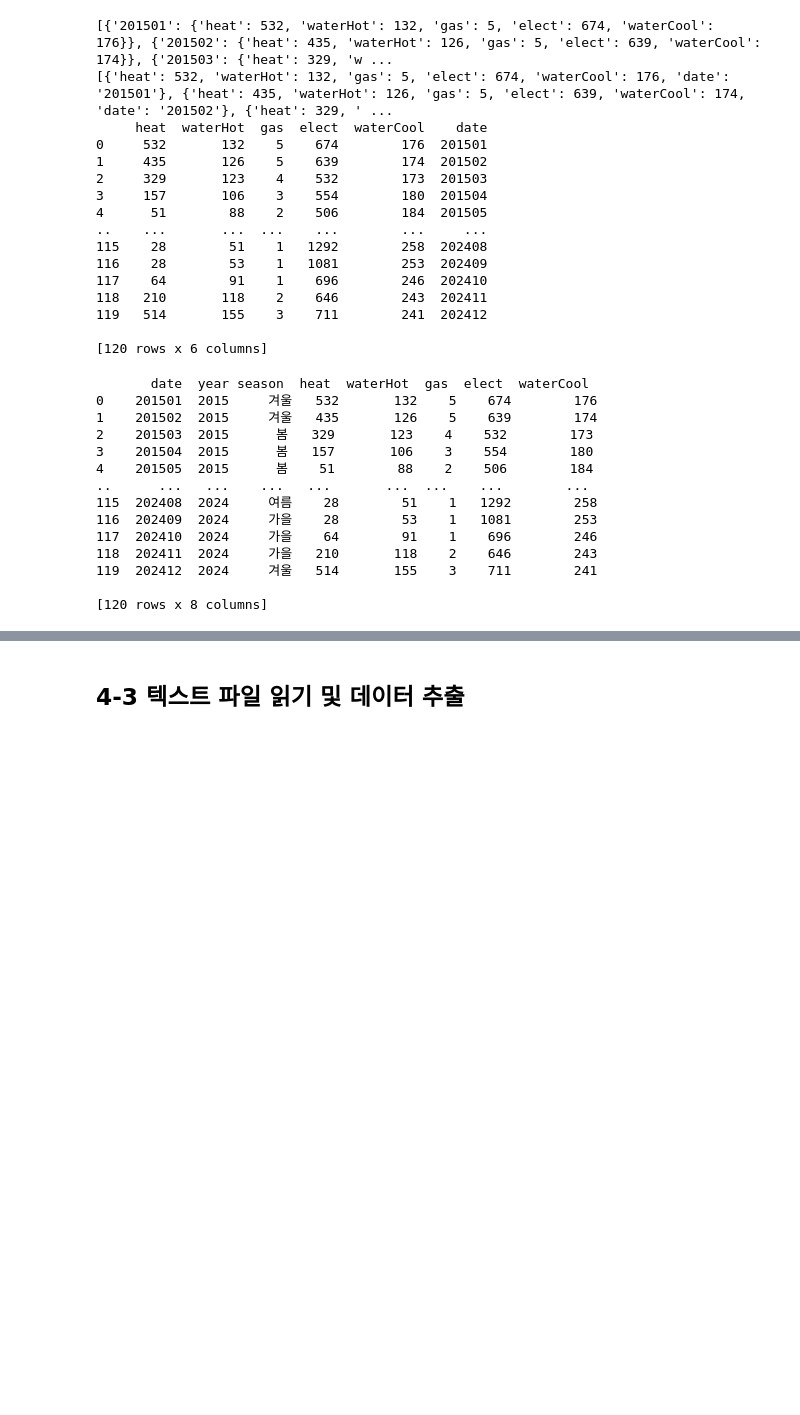
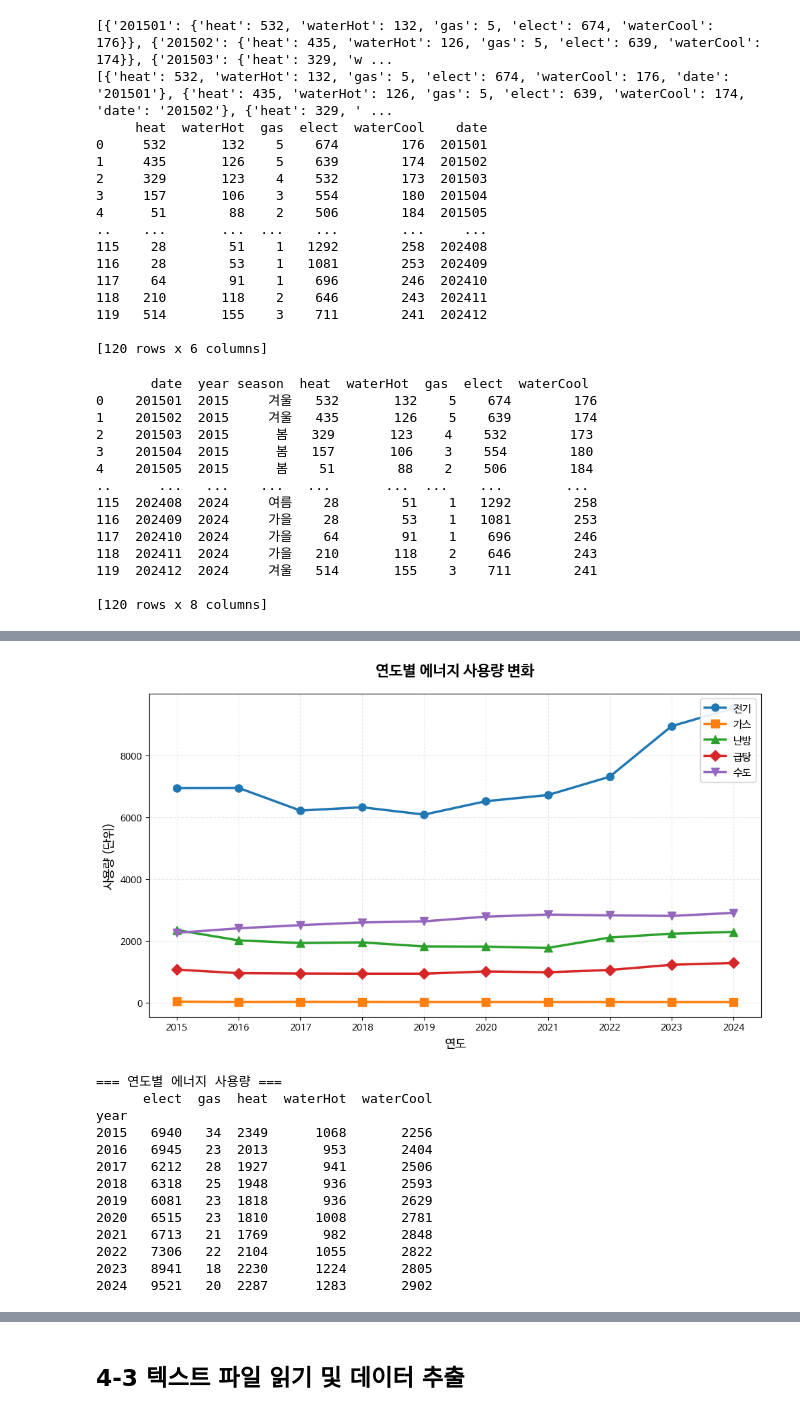
Before and after one commit to ParkEunhee999/Data-Analysis-with-Open-Source, a Jupyter notebook: 오픈소스_데이터_분석_4강.ipynb, the cells around one changed output, grey strips where cells are left out. Saved outputs shown, nothing was run; the diff lists cells and outputs as text; code cells hidden in the pictures; blank space fills up the shorter version.

```diff
--- a/오픈소스_데이터_분석_4강.ipynb
+++ b/오픈소스_데이터_분석_4강.ipynb
@@ -217,0 +192,73 @@ Name: gas, dtype: float64
+# %%
+import matplotlib.pyplot as plt
+
+
+# date 컬럼에서 year 추출
+df['year'] = df['date'].str[:4]
+
+# 연도별 각 에너지 사용량 합계 계산
+yearly_energy = df.groupby('year')[['elect', 'gas', 'heat', 'waterHot', 'waterCool']].sum()
+
+# 그래프 크기 설정
+plt.figure(figsize=(10, 6))
+
+# 각 에너지원별로 선 그래프 그리기
+# marker : 데이터 포인트 마커 모양
+# linewidth : 선 두께
+# markersize : 마커 크기
+# label : 범례에 표시될 이름
+plt.plot(yearly_energy.index, yearly_energy['elect'],
+         marker='o', linewidth=2.5, markersize=8, label='전기')
+
+plt.plot(yearly_energy.index, yearly_energy['gas'],
+         marker='s', linewidth=2.5, markersize=8, label='가스')
+
+plt.plot(yearly_energy.index, yearly_energy['heat'],
+         marker='^', linewidth=2.5, markersize=8, label='난방')
+
+plt.plot(yearly_energy.index, yearly_energy['waterHot'],
+         marker='D', linewidth=2.5, markersize=8, label='급탕')
+
+plt.plot(yearly_energy.index, yearly_energy['waterCool'],
+         marker='v', linewidth=2.5, markersize=8, label='수도')
+
+# 그래프 제목 설정
+plt.title('연도별 에너지 사용량 변화', fontsize=16, fontweight='bold', pad=20)
+
+# x축, y축 레이블 설정
+plt.xlabel('연도', fontsize=13)
+plt.ylabel('사용량 (단위)', fontsize=13)
+
+# 범례 표시 (위치: 오른쪽 위)
+# loc : 위치 지정
+# fontsize : 글자 크기
+# framealpha : 배경 투명도
+plt.legend(loc='upper right', fontsize=11, framealpha=0.9)
+
+# 그리드 추가
+plt.grid(True, alpha=0.3, linestyle='--')
+
+# 레이아웃 자동 조정
+plt.tight_layout()
+
+# 그래프 출력
+plt.show()
+
+# 연도별 에너지 사용량 데이터 출력
+print("\n=== 연도별 에너지 사용량 ===")
+print(yearly_energy)
+# %% [output]
+[figure, added]
+=== 연도별 에너지 사용량 ===
+      elect  gas  heat  waterHot  waterCool
+year
+2015   6940   34  2349      1068       2256
+2016   6945   23  2013       953       2404
+2017   6212   28  1927       941       2506
+2018   6318   25  1948       936       2593
+2019   6081   23  1818       936       2629
+2020   6515   23  1810      1008       2781
+2021   6713   21  1769       982       2848
+2022   7306   22  2104      1055       2822
+2023   8941   18  2230      1224       2805
+2024   9521   20  2287      1283       2902
```
Also changed, not shown: parts of 6 cells of this notebook.
